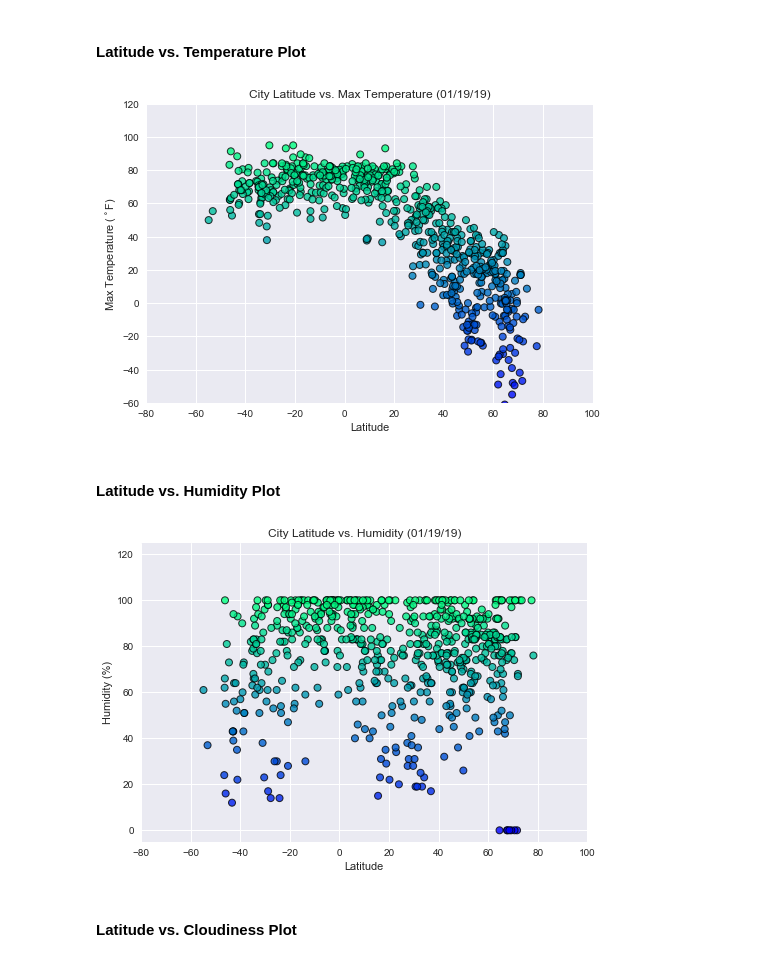
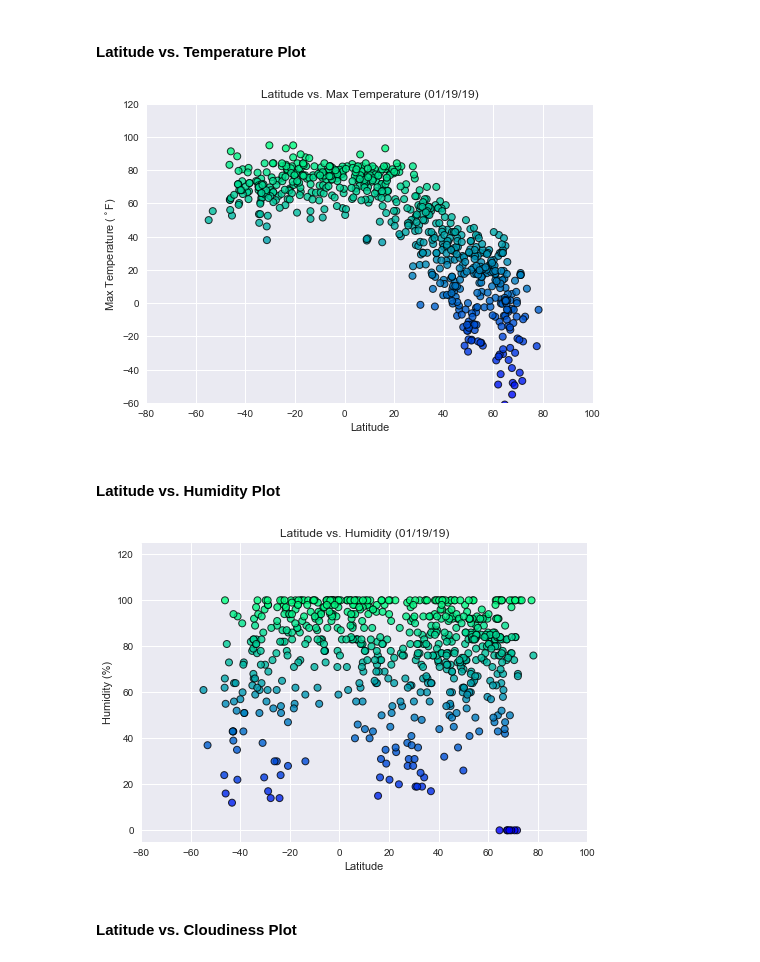
Before and after one commit to knwright/Weather_Py, a Jupyter notebook: WeatherPy.ipynb, the cells around one changed output. Cells and saved outputs as stored; diff of their text form; code cells hidden in the pictures.

```diff
--- a/WeatherPy.ipynb
+++ b/WeatherPy.ipynb
@@ -173,26 +169,26 @@ api_cities_df.to_csv("api_cities_data.csv")
 # %%
 # Create a scatter plot for Latitude vs. Temperature
 plt.scatter(api_cities_df["Lat"],
             api_cities_df["Max Temp"], c=api_cities_df["Max Temp"],
             edgecolor="black", linewidths=1, marker="o",
             cmap='winter', alpha=0.8, label="City")
 
 # Apply additional graph fortmatting, axis labels and chart title
 plt.style.use('seaborn')
-plt.title(f"City Latitude vs. Max Temperature (01/19/19)")
+plt.title(f"Latitude vs. Max Temperature (01/19/19)")
 plt.ylabel("Max Temperature ($^\circ$F)")
 plt.xlabel("Latitude")
 plt.grid(True)
 plt.xlim([-80, 100])
 plt.ylim([-60, 120])
 
 # Save the figure
 plt.savefig("Lat_vs_MaxTemp.png")
 
 # Show plot
 plt.show()
 # %% [output]
-[figure, old version]
+[figure, new version]
 # %% [markdown]
 #### Latitude vs. Humidity Plot
 # %%
@@ -205,7 +201,7 @@ plt.scatter(api_cities_df["Lat"],
 
 # Apply additional graph fortmatting, axis labels and chart title
 plt.style.use('seaborn')
-plt.title(f"City Latitude vs. Humidity (01/19/19)")
+plt.title(f"Latitude vs. Humidity (01/19/19)")
 plt.ylabel("Humidity (%)")
 plt.xlabel("Latitude")
 plt.grid(True)
@@ -218,7 +214,7 @@ plt.savefig("Lat_vs_Humidity.png")
 # Show plot
 plt.show()
 # %% [output]
-[figure, old version]
+[figure, new version]
 # %% [markdown]
 #### Latitude vs. Cloudiness Plot
 # %%
```
Also changed, not shown: parts of 4 cells of this notebook, 4 other files.
